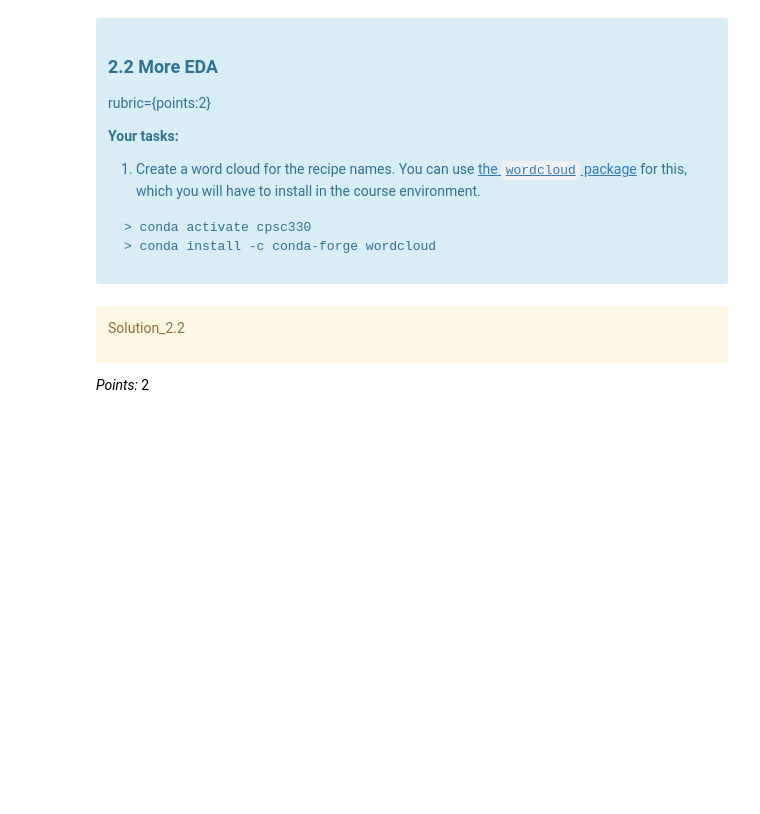
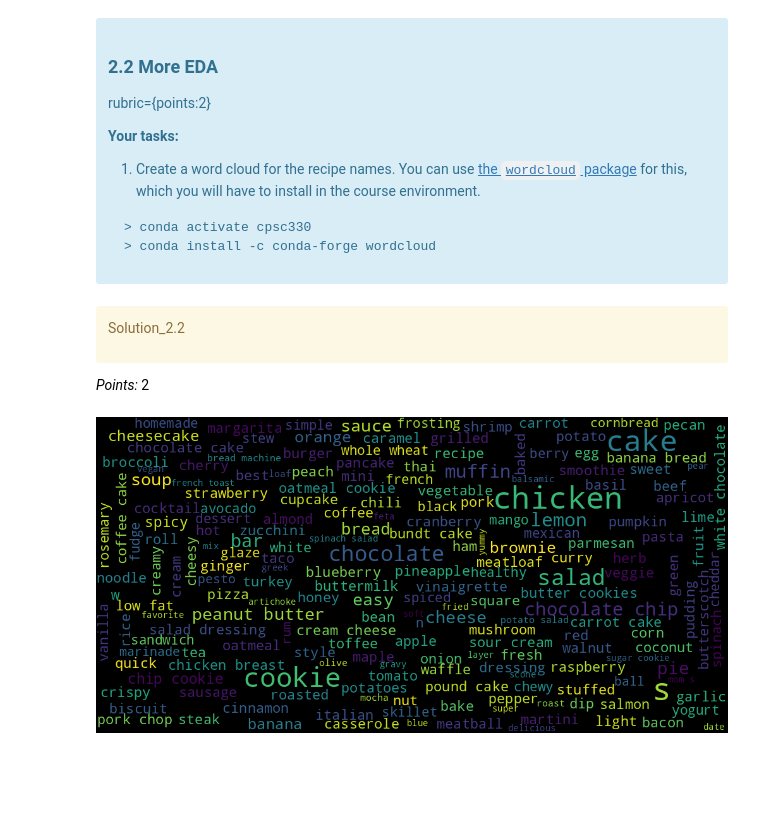
Before and after one commit to vnguyen243/330-hw6, a Jupyter notebook: hw6.ipynb, the cells around one changed output. Cells and saved outputs as stored; diff of their text form; code cells hidden in the pictures; blank space fills up the shorter version.

```diff
--- a/hw6.ipynb
+++ b/hw6.ipynb
@@ -835,3 +859,14 @@ _Points:_ 2
+# %%
+from wordcloud import WordCloud
+
+recipe_names = " ".join(recipes_df["name"])
+
+wc = WordCloud(width=1000, height=500, max_font_size=50)
+wc.generate(recipe_names)
+
+wc.to_image()
+# %% [output]
+[figure, added]
 # %% [markdown]
 <!-- END QUESTION -->
 
```
Also changed, not shown: parts of 8 cells of this notebook.
